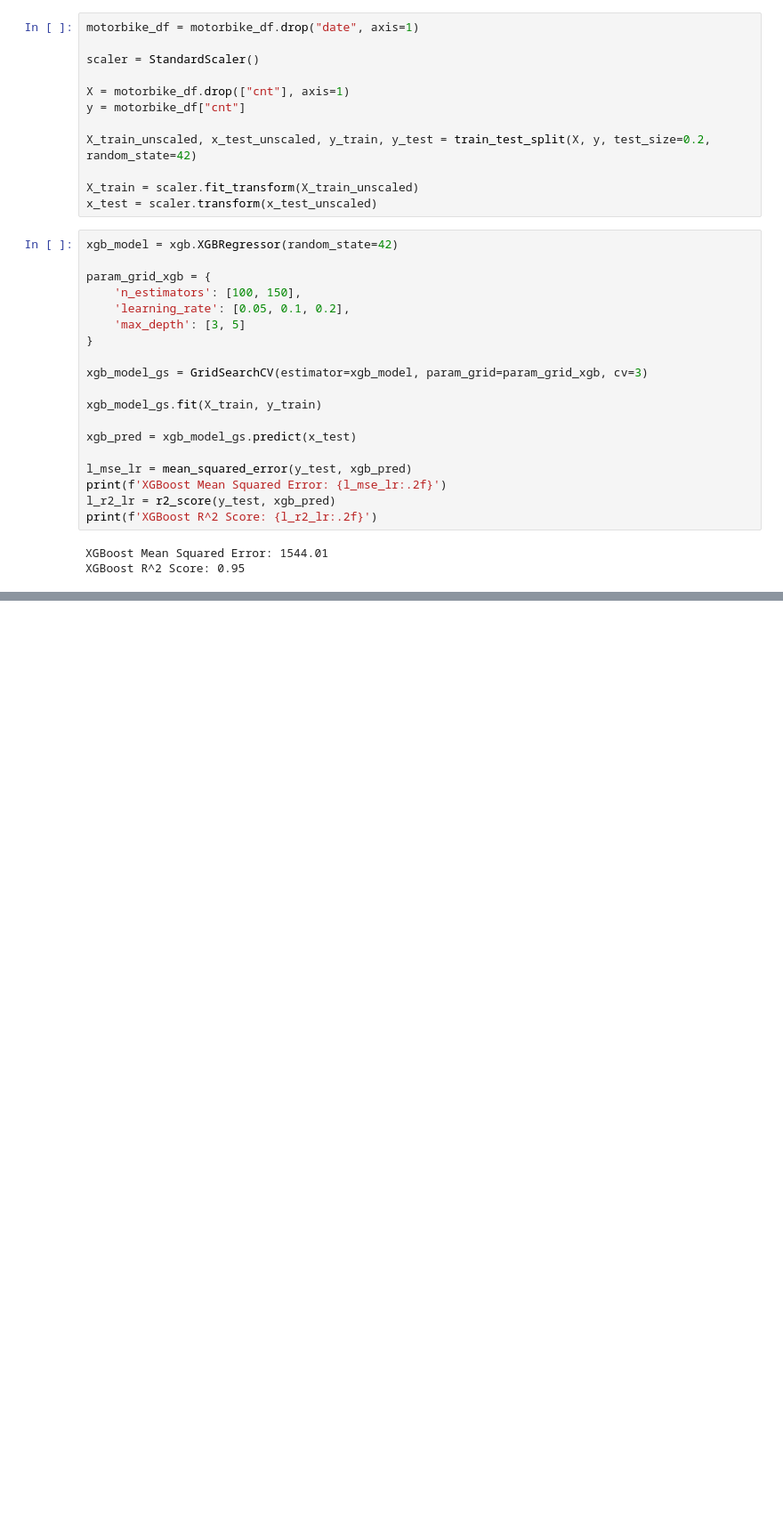
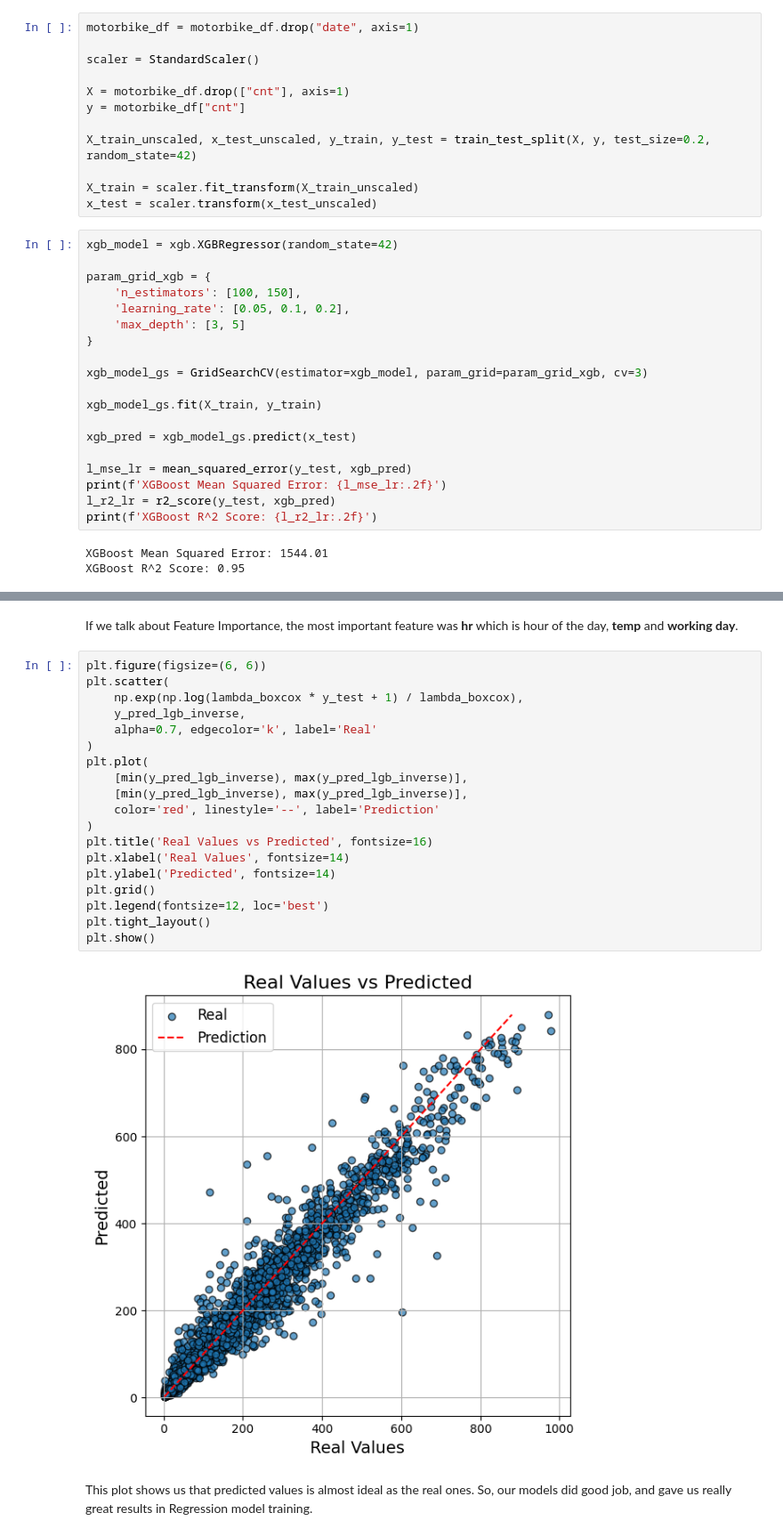
Before and after one commit to RickSanchezzz666/AD, a Jupyter notebook: Lab7/regression_training.ipynb, the cells around one changed output, grey strips where cells are left out. Shown at 89% size. Drawn from its saved outputs; the diff is of its cells as text; blank space fills up the shorter version.

```diff
--- a/Lab7/regression_training.ipynb
+++ b/Lab7/regression_training.ipynb
@@ -115,0 +203,25 @@ plt.show()
+# %% [markdown]
+If we talk about Feature Importance, the most important feature was **hr** which is hour of the day, **temp** and **working day**.
+# %%
+plt.figure(figsize=(6, 6))
+plt.scatter(
+    np.exp(np.log(lambda_boxcox * y_test + 1) / lambda_boxcox),
+    y_pred_lgb_inverse,
+    alpha=0.7, edgecolor='k', label='Real'
+)
+plt.plot(
+    [min(y_pred_lgb_inverse), max(y_pred_lgb_inverse)],
+    [min(y_pred_lgb_inverse), max(y_pred_lgb_inverse)],
+    color='red', linestyle='--', label='Prediction'
+)
+plt.title('Real Values vs Predicted', fontsize=16)
+plt.xlabel('Real Values', fontsize=14)
+plt.ylabel('Predicted', fontsize=14)
+plt.grid()
+plt.legend(fontsize=12, loc='best')
+plt.tight_layout()
+plt.show()
+# %% [output]
+[figure, added]
+# %% [markdown]
+This plot shows us that predicted values is almost ideal as the real ones. So, our models did good job, and gave us really great results in Regression model training.
```
Also changed, not shown: parts of 11 cells of this notebook, 1 other file.
